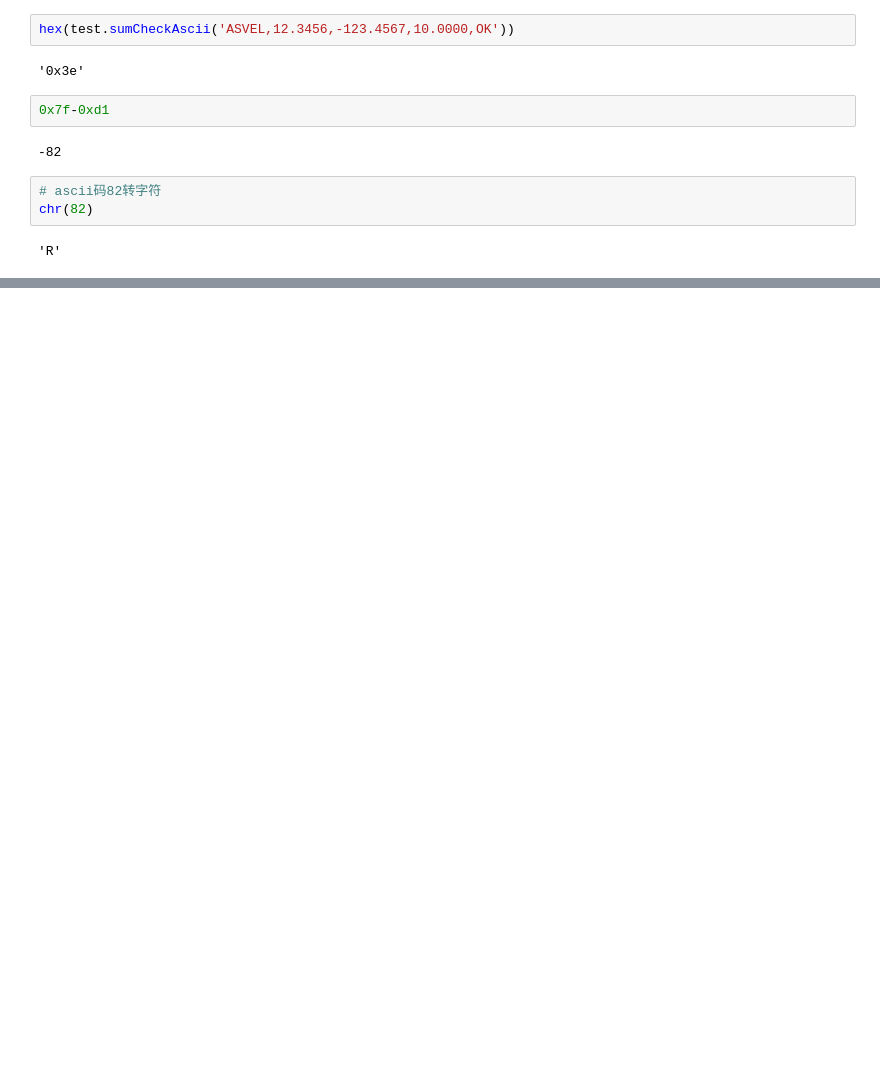
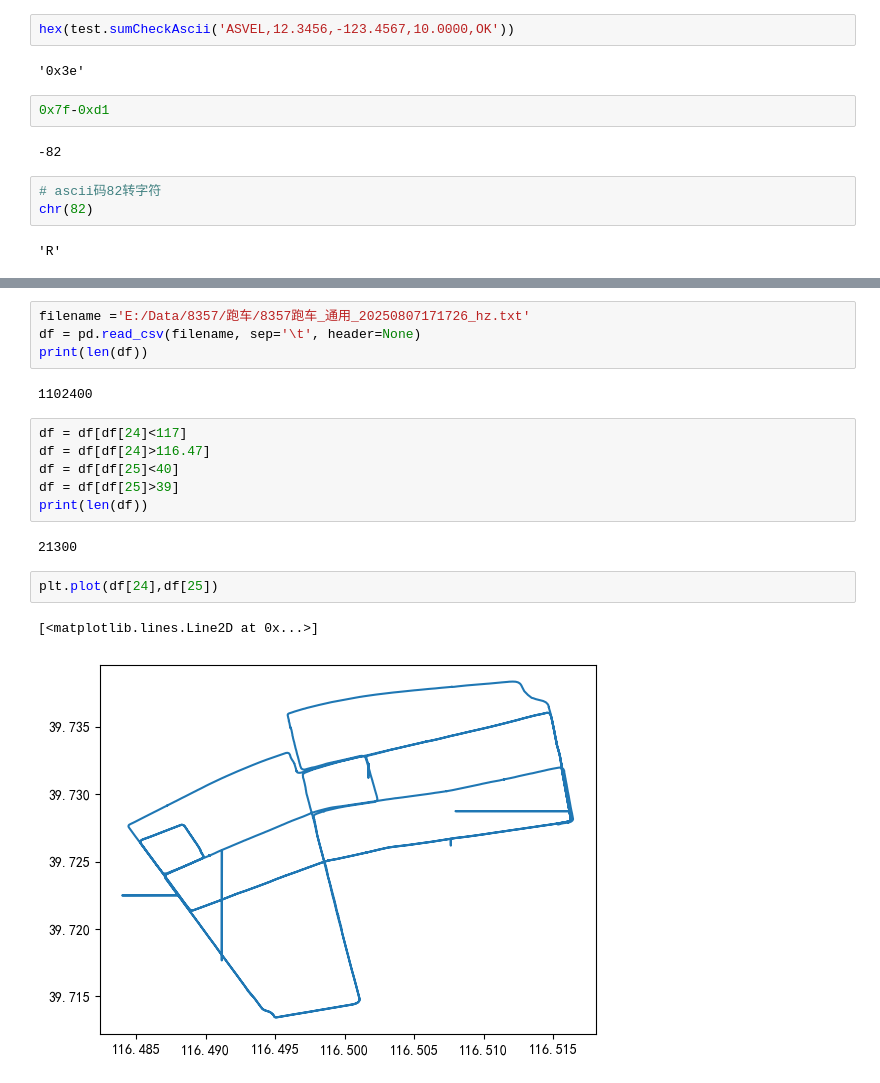
Before and after one commit to CopilotAlice/General_autoTest_Host, a Jupyter notebook: 通用自动测试.ipynb, the cells around one changed output, grey strips where cells are left out. Cells and saved outputs as stored; diff of their text form; blank space fills up the shorter version.

```diff
--- a/通用自动测试.ipynb
+++ b/通用自动测试.ipynb
@@ -351,0 +390,19 @@ test.list_debugMsg
+# %%
+filename ='E:/Data/8357/跑车/8357跑车_通用_20250807171726_hz.txt'
+df = pd.read_csv(filename, sep='\t', header=None)
+print(len(df))
+# %% [output]
+1102400
+# %%
+df = df[df[24]<117]
+df = df[df[24]>116.47]
+df = df[df[25]<40]
+df = df[df[25]>39]
+print(len(df))
+# %% [output]
+21300
+# %%
+plt.plot(df[24],df[25])
+# %% [output]
+[<matplotlib.lines.Line2D at 0x...>]
+[figure, added]
```
Also changed, not shown: parts of 40 cells of this notebook, 13 other files.
